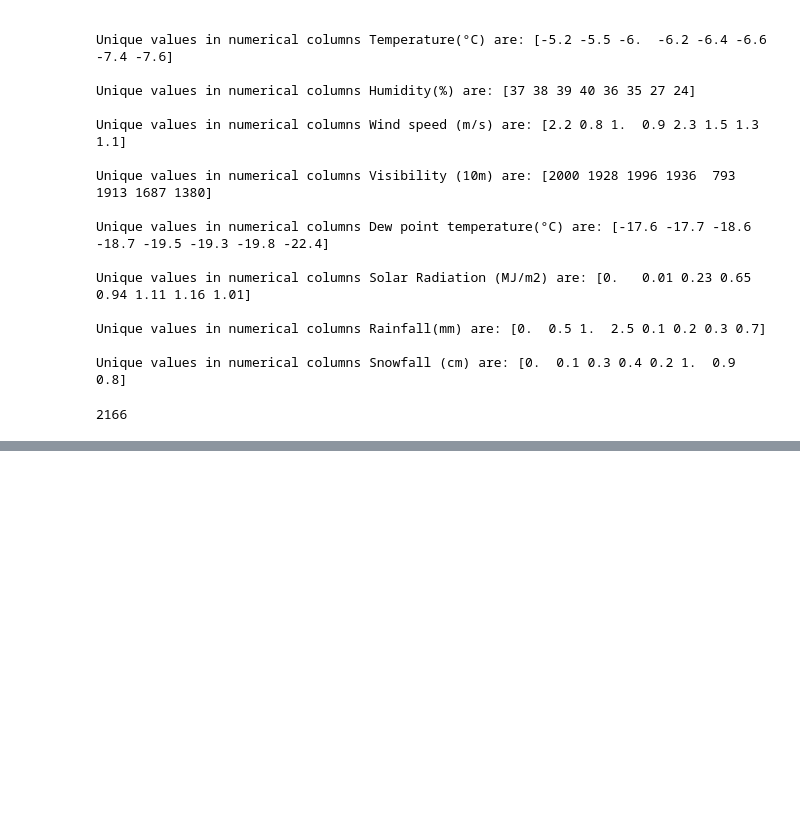
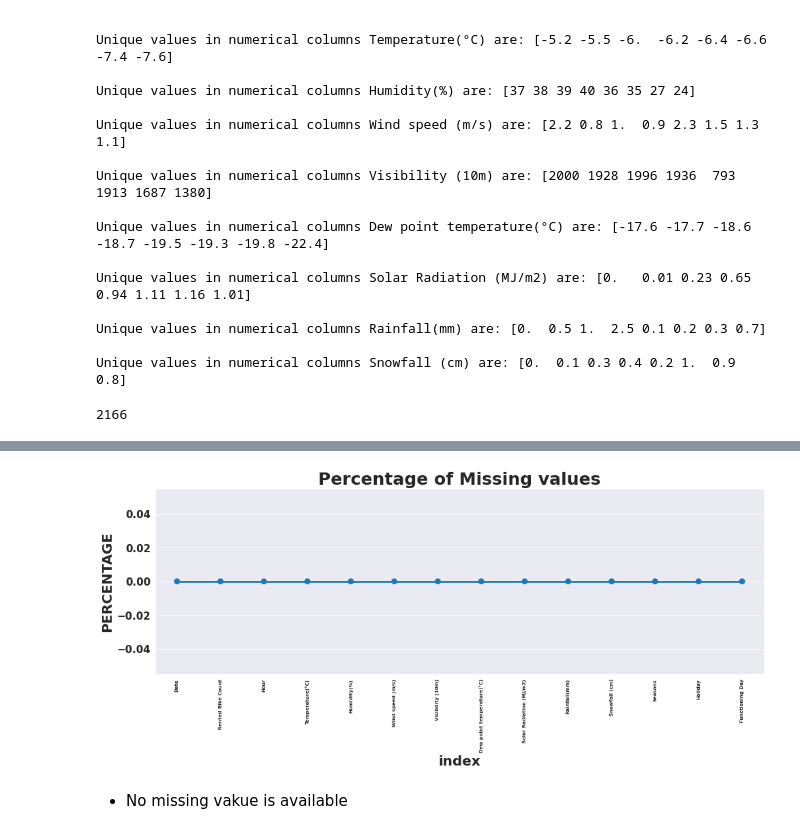
Before and after one commit to yashwany/EDA-Capstone-Project-on-Airbnb, a Jupyter notebook: Untitled0.ipynb, the cells around one changed output, grey strips where cells are left out. Cells and saved outputs as stored; diff of their text form; code cells hidden in the pictures; blank space fills up the shorter version.

```diff
--- a/Untitled0.ipynb
+++ b/Untitled0.ipynb
@@ -254,0 +280,14 @@ len(df1['Rented Bike Count'].unique())
+# %%
+missing = pd.DataFrame((df.isnull().sum())*100/df.shape[0]).reset_index()
+plt.figure(figsize=(16,5))
+ax = sns.pointplot('index',0,data=missing)
+plt.xticks(rotation =90,fontsize =7)
+plt.title("Percentage of Missing values")
+plt.ylabel("PERCENTAGE")
+plt.show()
+# %% [output]
+[figure, added]
+# %% [markdown]
+
+
+*   No missing vakue is available
```
Also changed, not shown: parts of 5 cells of this notebook.
